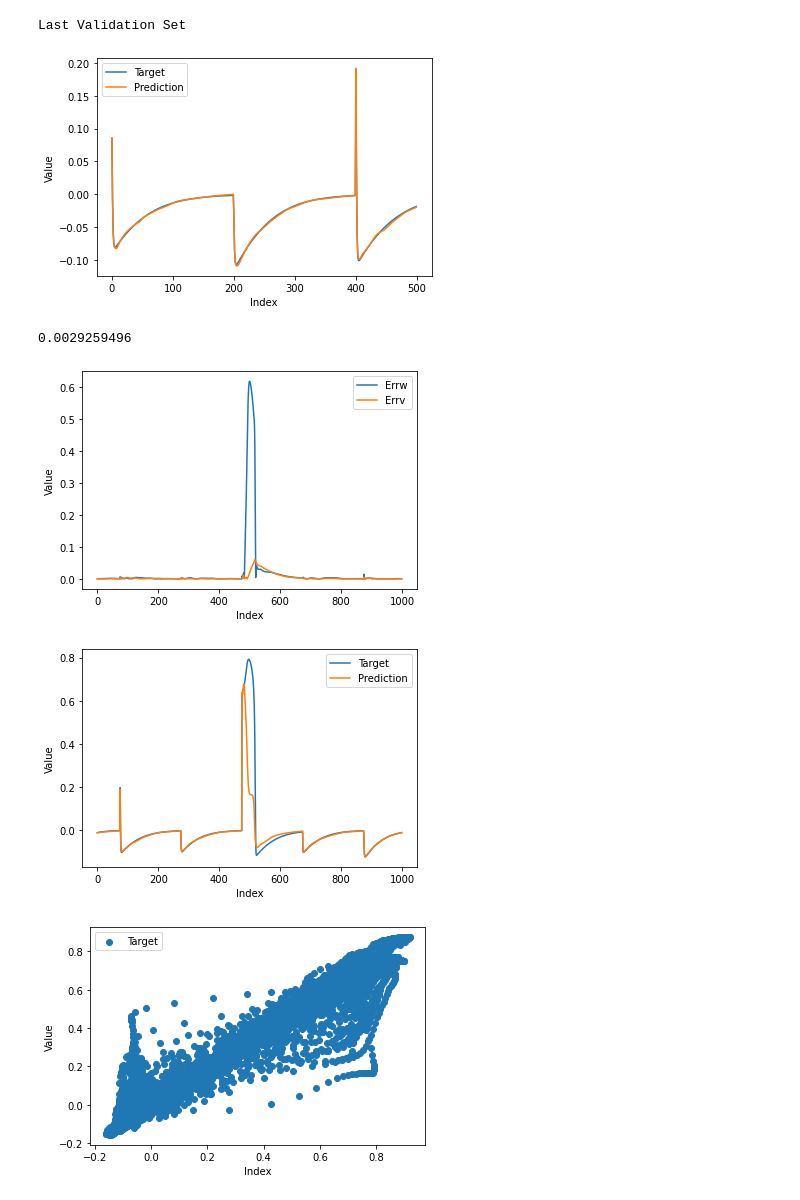
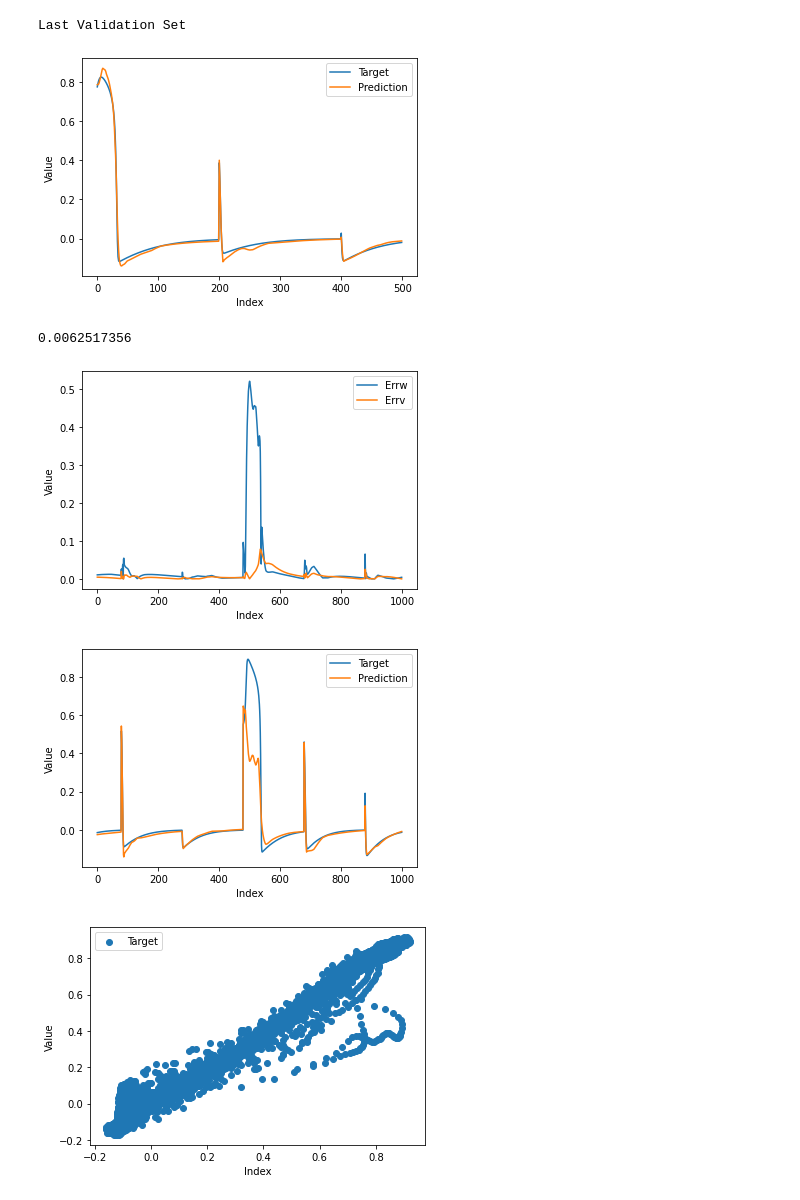
Before and after one commit to ybwerneck/Pinn-Torch, a Jupyter notebook: Results_Plotter.ipynb, the cells around one changed output. Cells and saved outputs as stored; diff of their text form; code cells hidden in the pictures.

```diff
--- a/Results_Plotter.ipynb
+++ b/Results_Plotter.ipynb
@@ -3,11 +3,11 @@ import h5py
 import matplotlib.pyplot as plt
 import numpy as np
 def plot_results(file_path):
-    with h5py.File(file_path+"val.h5", 'r') as hf:
+    with h5py.File(file_path+"Val.h5", 'r') as hf:
         target = hf['target'][:]
         pred = hf['pred'][:]
 
-    with h5py.File(file_path+"val_err.h5", 'r') as hf:
+    with h5py.File(file_path+"Val_err.h5", 'r') as hf:
         err = hf['error_stats'][:]
     window_size =500
     absolute_error =np.abs(target - pred)
@@ -69,9 +69,9 @@ Val Error
 Last Validation Set
-[figure, old version]
+[figure, new version]
-0.0029259496
+0.0062517356
-[figure, old version]
+[figure, new version]
-[figure, old version]
+[figure, new version]
-[figure, old version]
+[figure, new version]
 # %%
 import operator
 colors=["red","blue","green","orange","red","blue","green","yellow","orange"]
```
Also changed, not shown: parts of 2 cells of this notebook, 3 other files.
